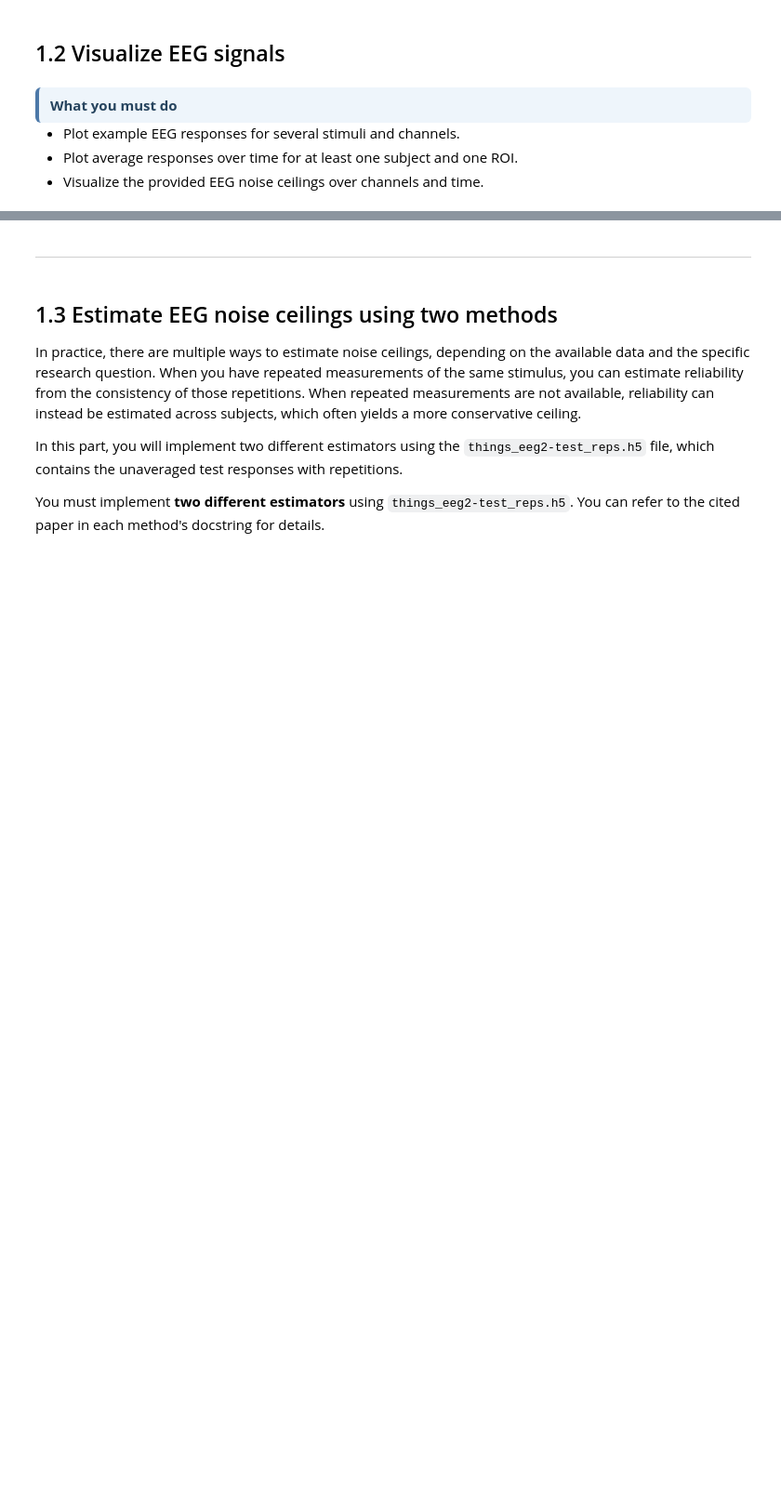
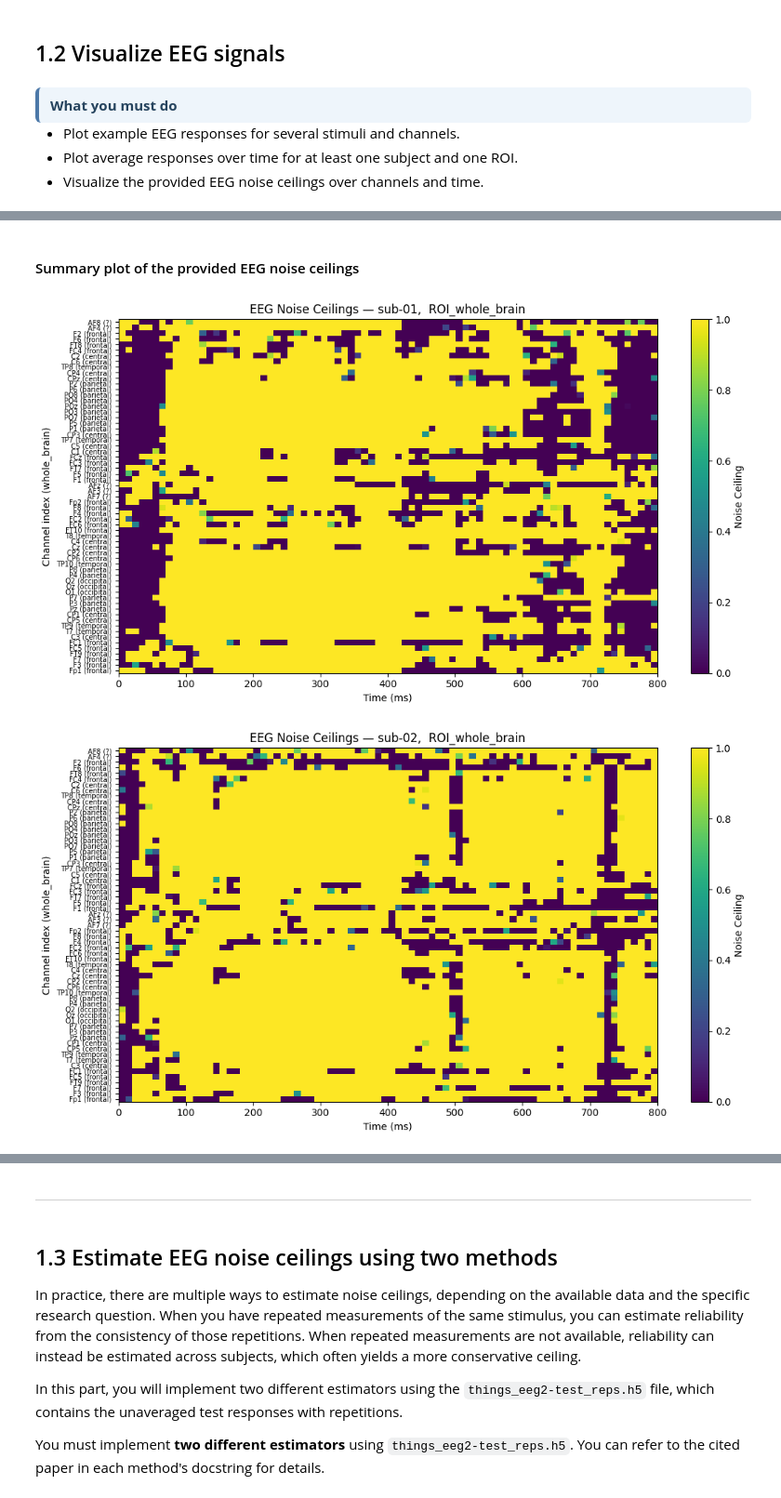
Before and after one commit to LyaoDzin/NX-414-brain-like-project, a Jupyter notebook: project/nx414_project_2026.ipynb, the cells around one changed output, grey strips where cells are left out. Shown at 93% size. Cells and saved outputs as stored; diff of their text form; code cells hidden in the pictures; blank space fills up the shorter version.

```diff
--- a/project/nx414_project_2026.ipynb
+++ b/project/nx414_project_2026.ipynb
@@ -720,0 +1020,37 @@ You must include all of the following:
+# %% [markdown]
+#### Summary plot of the provided EEG noise ceilings
+# %%
+for subjj in ['sub-01', 'sub-02', 'sub-03', 'sub-04', 'sub-05']:
+
+    with h5py.File('/shared/NX-414/data/things_eeg2.h5', 'r') as f:
+        nc = f['noise_ceilings'][subjj]['whole_brain'][:]  # (63, 80)
+    # Build y-tick labels: channel name + ROI for each of the 63 channels
+    channel_roi = {}
+    for roi, indices in roi_channel_indices.items():
+        for idx in indices:
+            channel_roi[idx] = roi
+
+    ytick_labels = [f"{channels[i]} ({channel_roi.get(i, '?')})" for i in range(63)]
+
+    fig, ax = plt.subplots(figsize=(11, 6))
+    im = ax.imshow(
+        nc,
+        aspect='auto',
+        origin='lower',
+        extent=[time_ms[0], time_ms[-1], 0, nc.shape[0]],
+        cmap='viridis',
+        vmin=0, vmax=1
+    )
+
+    plt.colorbar(im, ax=ax, label='Noise Ceiling')
+    ax.set_xlabel("Time (ms)")
+    ax.set_ylabel("Channel index (whole_brain)")
+    ax.set_yticks(np.arange(63) + 0.5)
+    ax.set_yticklabels(ytick_labels, fontsize=7)
+    ax.set_title(f"EEG Noise Ceilings — {subjj},  ROI_whole_brain")
+    plt.tight_layout()
+    plt.savefig(f"eeg_noise_ceiling_{subjj}.png", dpi=150)
+    plt.show()
+# %% [output]
+[figure, added]
+[figure, added]
```
Also changed, not shown: parts of 39 cells of this notebook.
